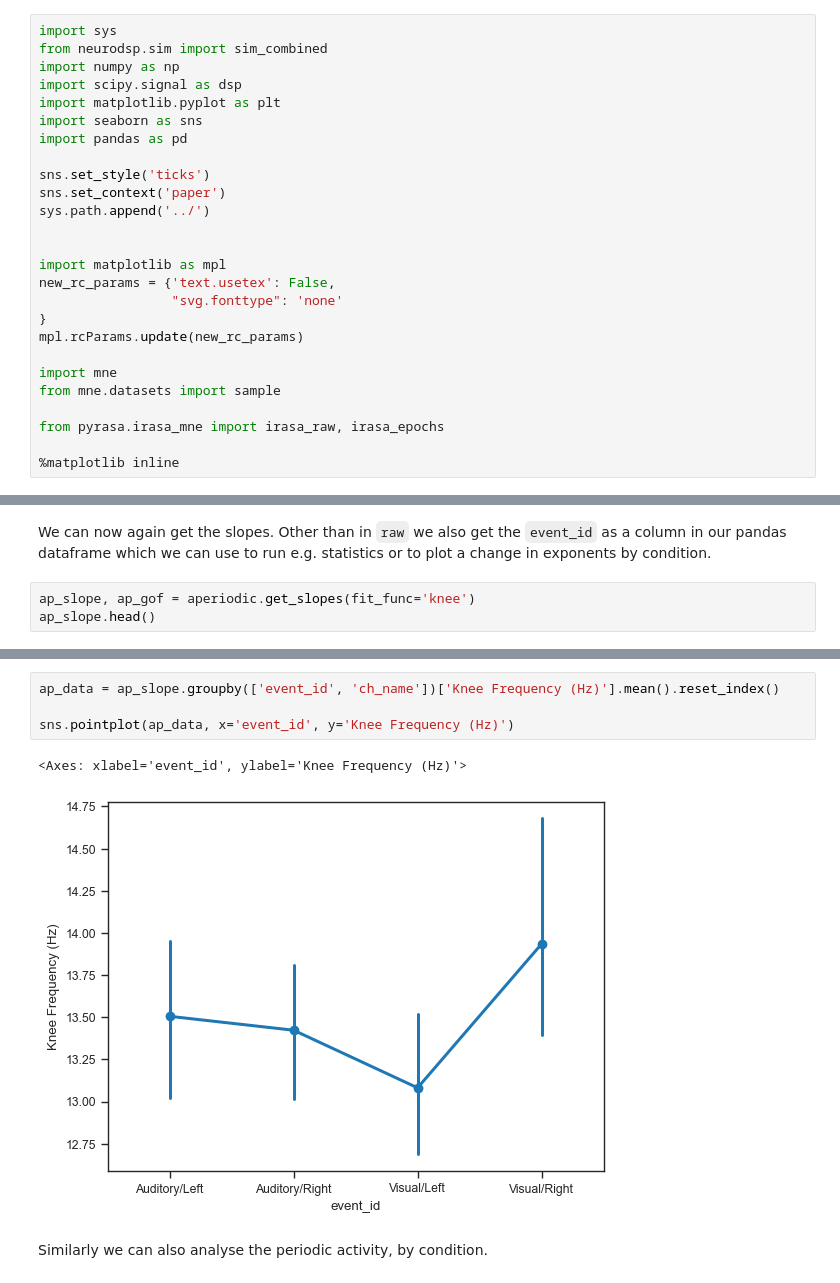
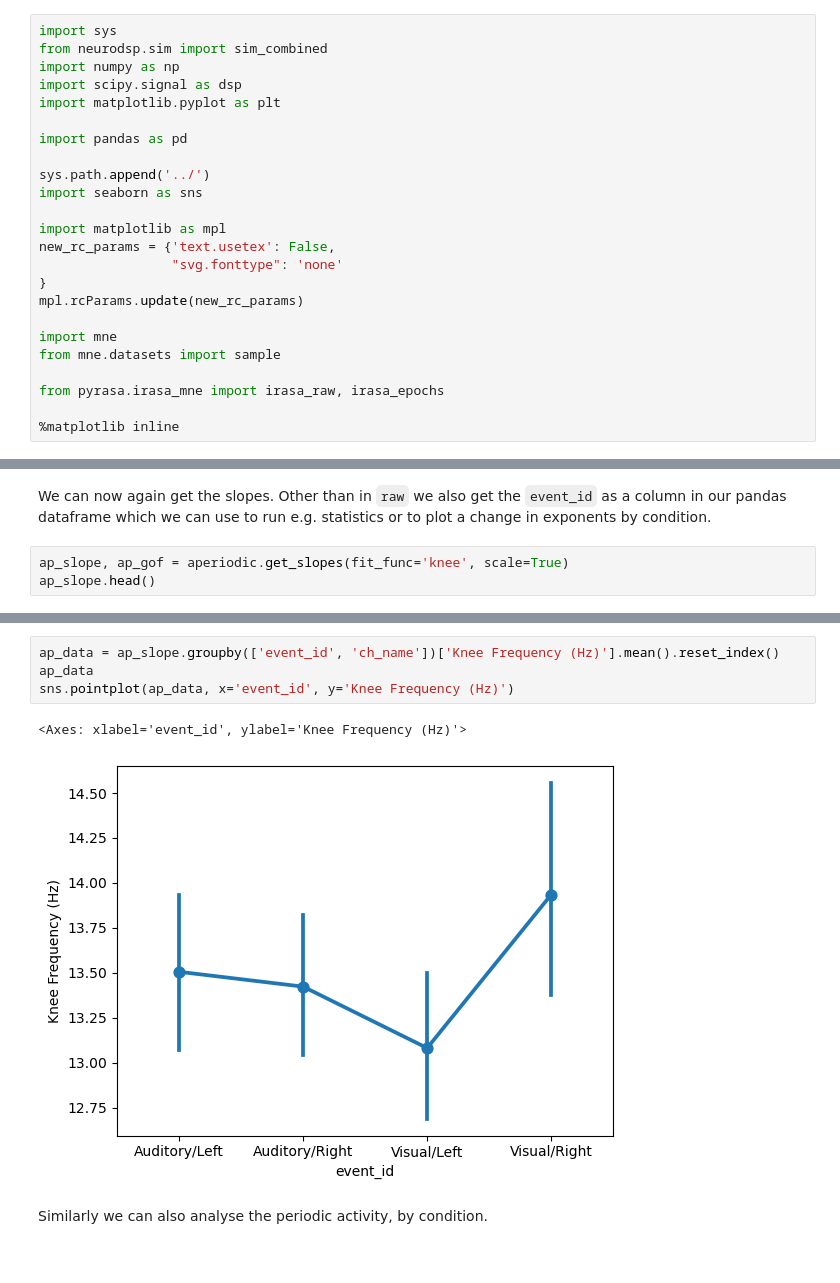
Before and after one commit to schmidtfa/pyrasa, a Jupyter notebook: examples/irasa_mne.ipynb, the cells around one changed output, grey strips where cells are left out. Cells and saved outputs as stored; diff of their text form.

```diff
--- a/examples/irasa_mne.ipynb
+++ b/examples/irasa_mne.ipynb
@@ -10,13 +10,11 @@ from neurodsp.sim import sim_combined
 import numpy as np
 import scipy.signal as dsp
 import matplotlib.pyplot as plt
-import seaborn as sns
+
 import pandas as pd
 
-sns.set_style('ticks')
-sns.set_context('paper')
 sys.path.append('../')
-
+import seaborn as sns
 
 import matplotlib as mpl
 new_rc_params = {'text.usetex': False,
@@ -177,5 +175,5 @@ aperiodic, periodic = irasa_epochs(epochs,
 # %% [markdown]
 We can now again get the slopes. Other than in `raw` we also get the `event_id` as a column in our pandas dataframe which we can use to run e.g. statistics or to plot a change in exponents by condition.
 # %%
-ap_slope, ap_gof = aperiodic.get_slopes(fit_func='knee')
+ap_slope, ap_gof = aperiodic.get_slopes(fit_func='knee', scale=True)
 ap_slope.head()
@@ -182,10 +187,10 @@ ap_slope.head()
 # %%
 ap_data = ap_slope.groupby(['event_id', 'ch_name'])['Knee Frequency (Hz)'].mean().reset_index()
-
+ap_data
 sns.pointplot(ap_data, x='event_id', y='Knee Frequency (Hz)')
 # %% [output]
 <Axes: xlabel='event_id', ylabel='Knee Frequency (Hz)'>
-[figure, old version]
+[figure, new version]
 # %% [markdown]
 Similarly we can also analyse the periodic activity, by condition.
 # %%
```
Also changed, not shown: parts of 4 cells of this notebook, 7 other files.
